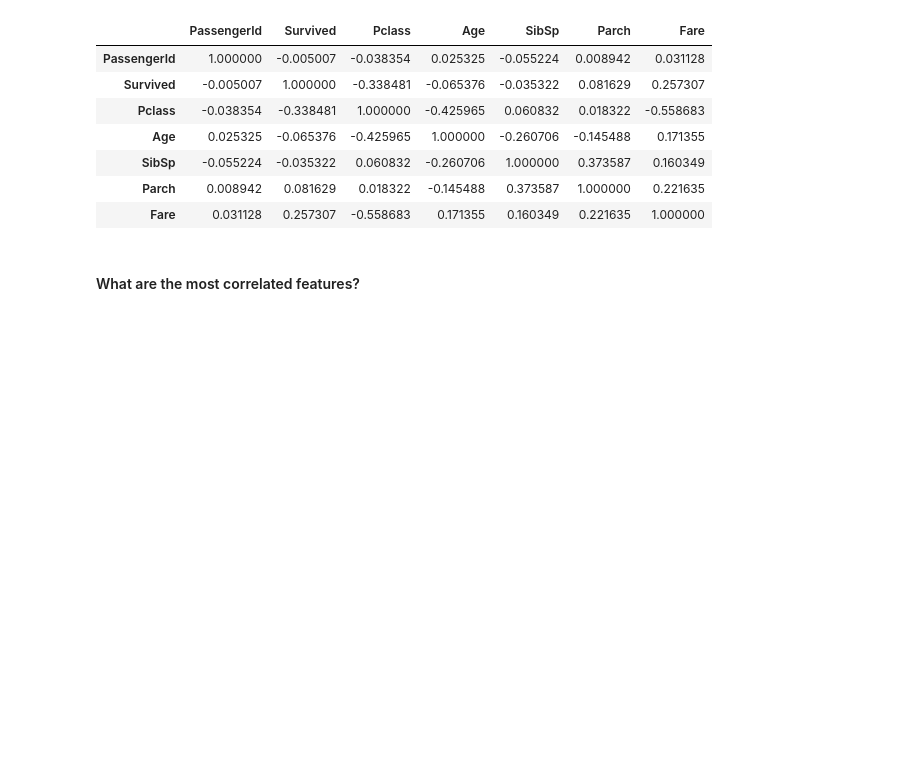
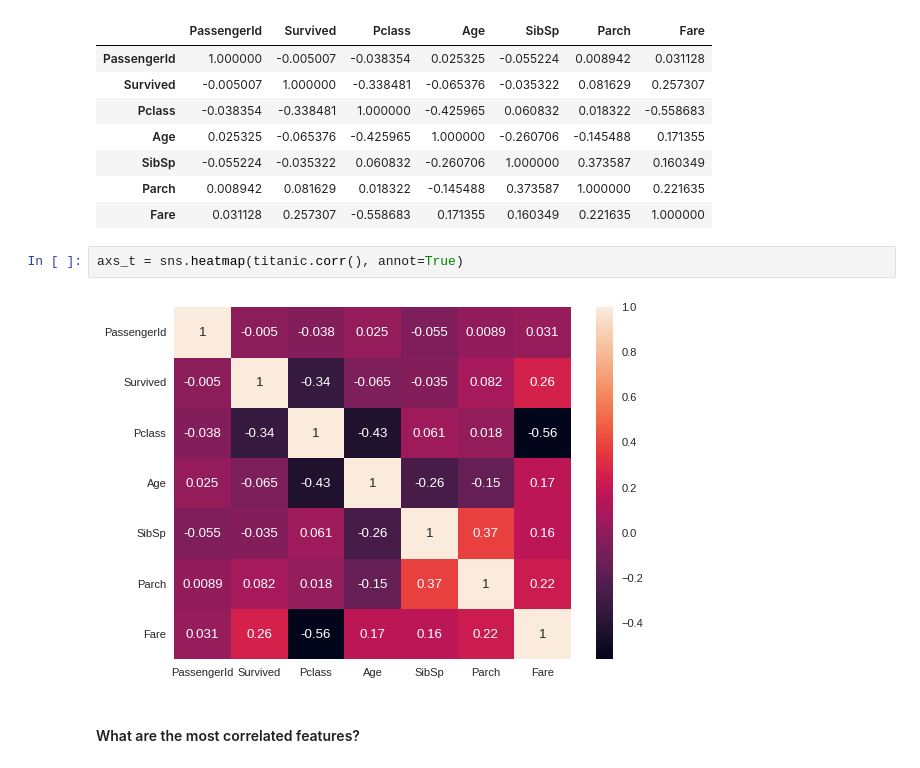
Before and after one commit to elvestevez/dataptmad0522_labs, a Jupyter notebook: module-2/matplotlib-seaborn/your-code/main.ipynb, the cells around one changed output. Drawn from its saved outputs; the diff is of its cells as text; blank space fills up the shorter version.

```diff
--- a/module-2/matplotlib-seaborn/your-code/main.ipynb
+++ b/module-2/matplotlib-seaborn/your-code/main.ipynb
@@ -595,6 +658,10 @@ titanic_corr
 | SibSp | -0.055224 | -0.035322 | 0.060832 | -0.260706 | 1.000000 | 0.373587 | 0.160349 |
 | Parch | 0.008942 | 0.081629 | 0.018322 | -0.145488 | 0.373587 | 1.000000 | 0.221635 |
 | Fare | 0.031128 | 0.257307 | -0.558683 | 0.171355 | 0.160349 | 0.221635 | 1.000000 |
+# %%
+axs_t = sns.heatmap(titanic.corr(), annot=True)
+# %% [output]
+[figure, added]
 # %% [markdown]
 #### What are the most correlated features?
 # %%
```
Also changed, not shown: parts of 12 cells of this notebook.
